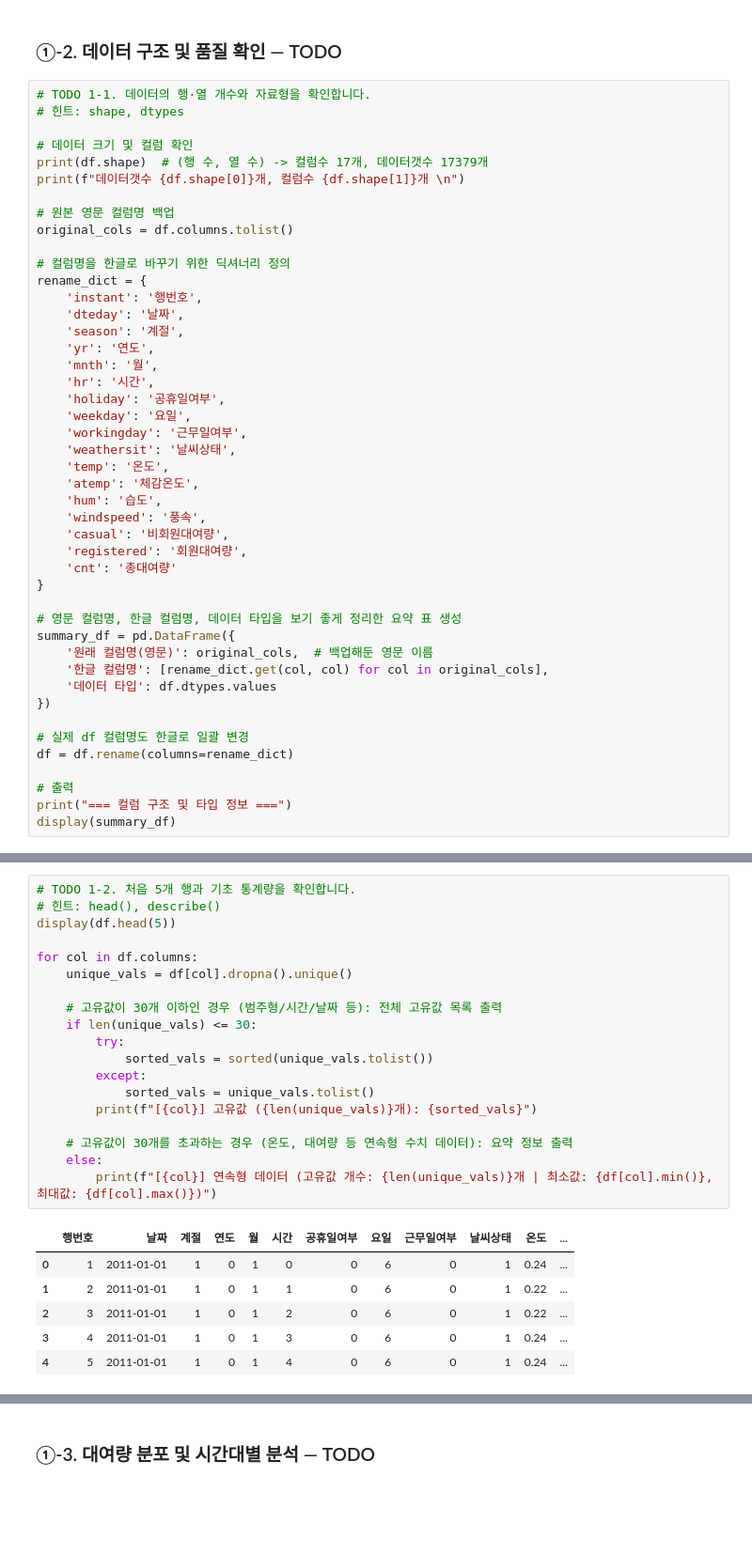
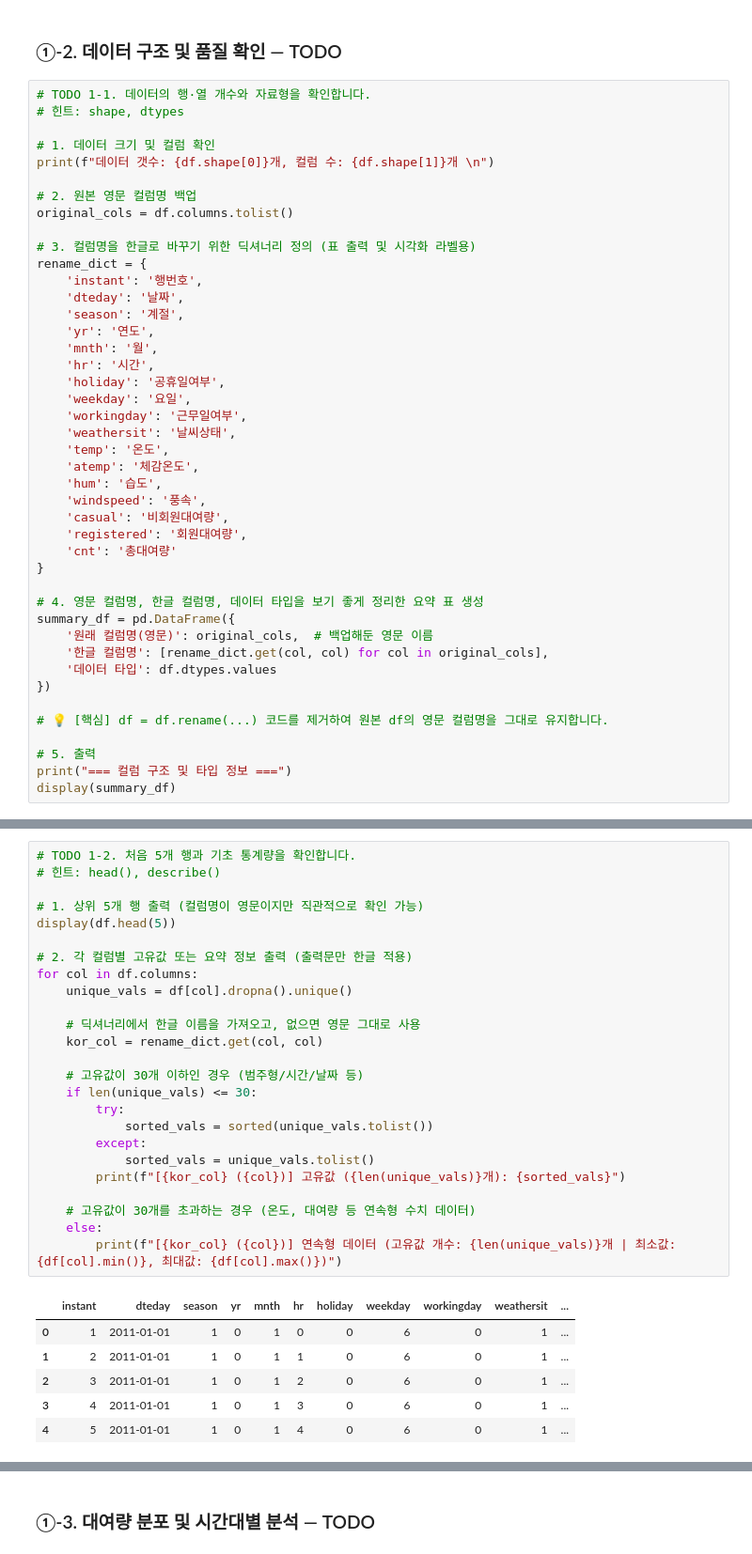
Before and after one commit to iremys/ai-mini-projects, a Jupyter notebook: mini-project-01/code/01_regression_bike_demand.ipynb, the cells around one changed output, grey strips where cells are left out. Shown at 94% size. Saved outputs shown, nothing was run; the diff lists cells and outputs as text; blank space fills up the shorter version.

```diff
--- a/mini-project-01/code/01_regression_bike_demand.ipynb
+++ b/mini-project-01/code/01_regression_bike_demand.ipynb
@@ -39,14 +39,13 @@ plt.rc('font', family='Malgun Gothic')  # 윈도우 (맑은 고딕)
 # TODO 1-1. 데이터의 행·열 개수와 자료형을 확인합니다.
 # 힌트: shape, dtypes
 
-# 데이터 크기 및 컬럼 확인
-print(df.shape)  # (행 수, 열 수) -> 컬럼수 17개, 데이터갯수 17379개
-print(f"데이터갯수 {df.shape[0]}개, 컬럼수 {df.shape[1]}개 \n")
+# 1. 데이터 크기 및 컬럼 확인
+print(f"데이터 갯수: {df.shape[0]}개, 컬럼 수: {df.shape[1]}개 \n")
 
-# 원본 영문 컬럼명 백업
+# 2. 원본 영문 컬럼명 백업
 original_cols = df.columns.tolist()
 
-# 컬럼명을 한글로 바꾸기 위한 딕셔너리 정의
+# 3. 컬럼명을 한글로 바꾸기 위한 딕셔너리 정의 (표 출력 및 시각화 라벨용)
 rename_dict = {
     'instant': '행번호',
     'dteday': '날짜',
@@ -67,17 +66,16 @@ rename_dict = {
     'cnt': '총대여량'
 }
 
-# 영문 컬럼명, 한글 컬럼명, 데이터 타입을 보기 좋게 정리한 요약 표 생성
+# 4. 영문 컬럼명, 한글 컬럼명, 데이터 타입을 보기 좋게 정리한 요약 표 생성
 summary_df = pd.DataFrame({
     '원래 컬럼명(영문)': original_cols,  # 백업해둔 영문 이름
     '한글 컬럼명': [rename_dict.get(col, col) for col in original_cols],
     '데이터 타입': df.dtypes.values
 })
 
-# 실제 df 컬럼명도 한글로 일괄 변경
-df = df.rename(columns=rename_dict)
+# 💡 [핵심] df = df.rename(...) 코드를 제거하여 원본 df의 영문 컬럼명을 그대로 유지합니다.
 
-# 출력
+# 5. 출력
 print("=== 컬럼 구조 및 타입 정보 ===")
 display(summary_df)
 # %% [output]
@@ -106,26 +103,32 @@ display(summary_df)
 # %%
 # TODO 1-2. 처음 5개 행과 기초 통계량을 확인합니다.
 # 힌트: head(), describe()
+
+# 1. 상위 5개 행 출력 (컬럼명이 영문이지만 직관적으로 확인 가능)
 display(df.head(5))
 
+# 2. 각 컬럼별 고유값 또는 요약 정보 출력 (출력문만 한글 적용)
 for col in df.columns:
     unique_vals = df[col].dropna().unique()
 
-    # 고유값이 30개 이하인 경우 (범주형/시간/날짜 등): 전체 고유값 목록 출력
+    # 딕셔너리에서 한글 이름을 가져오고, 없으면 영문 그대로 사용
+    kor_col = rename_dict.get(col, col)
+
+    # 고유값이 30개 이하인 경우 (범주형/시간/날짜 등)
     if len(unique_vals) <= 30:
         try:
             sorted_vals = sorted(unique_vals.tolist())
         except:
             sorted_vals = unique_vals.tolist()
-        print(f"[{col}] 고유값 ({len(unique_vals)}개): {sorted_vals}")
+        print(f"[{kor_col} ({col})] 고유값 ({len(unique_vals)}개): {sorted_vals}")
 
-    # 고유값이 30개를 초과하는 경우 (온도, 대여량 등 연속형 수치 데이터): 요약 정보 출력
+    # 고유값이 30개를 초과하는 경우 (온도, 대여량 등 연속형 수치 데이터)
     else:
-        print(f"[{col}] 연속형 데이터 (고유값 개수: {len(unique_vals)}개 | 최소값: {df[col].min()}, 최대값: {df[col].max()})")
+        print(f"[{kor_col} ({col})] 연속형 데이터 (고유값 개수: {len(unique_vals)}개 | 최소값: {df[col].min()}, 최대값: {df[col].max()})")
 # %% [output]
-|  | 행번호 | 날짜 | 계절 | 연도 | 월 | 시간 | 공휴일여부 | 요일 | 근무일여부 | 날씨상태 | 온도 | ... |
-| 0 | 1 | 2011-01-01 | 1 | 0 | 1 | 0 | 0 | 6 | 0 | 1 | 0.24 | ... |
-| 1 | 2 | 2011-01-01 | 1 | 0 | 1 | 1 | 0 | 6 | 0 | 1 | 0.22 | ... |
-| 2 | 3 | 2011-01-01 | 1 | 0 | 1 | 2 | 0 | 6 | 0 | 1 | 0.22 | ... |
-| 3 | 4 | 2011-01-01 | 1 | 0 | 1 | 3 | 0 | 6 | 0 | 1 | 0.24 | ... |
-| 4 | 5 | 2011-01-01 | 1 | 0 | 1 | 4 | 0 | 6 | 0 | 1 | 0.24 | ... |
+|  | instant | dteday | season | yr | mnth | hr | holiday | weekday | workingday | weathersit | ... |
+| 0 | 1 | 2011-01-01 | 1 | 0 | 1 | 0 | 0 | 6 | 0 | 1 | ... |
+| 1 | 2 | 2011-01-01 | 1 | 0 | 1 | 1 | 0 | 6 | 0 | 1 | ... |
+| 2 | 3 | 2011-01-01 | 1 | 0 | 1 | 2 | 0 | 6 | 0 | 1 | ... |
+| 3 | 4 | 2011-01-01 | 1 | 0 | 1 | 3 | 0 | 6 | 0 | 1 | ... |
+| 4 | 5 | 2011-01-01 | 1 | 0 | 1 | 4 | 0 | 6 | 0 | 1 | ... |
```
Also changed, not shown: parts of 9 cells of this notebook.
